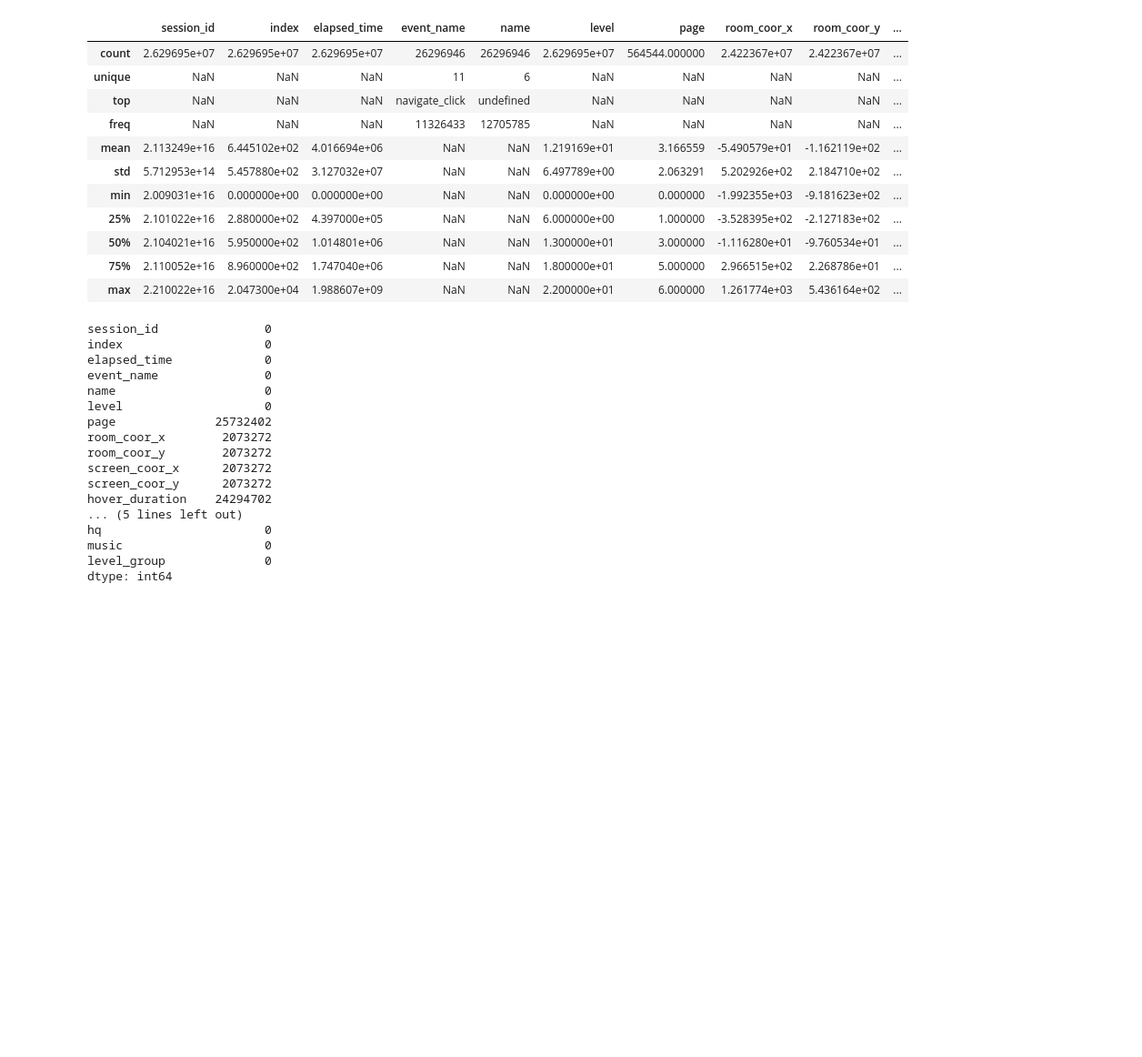
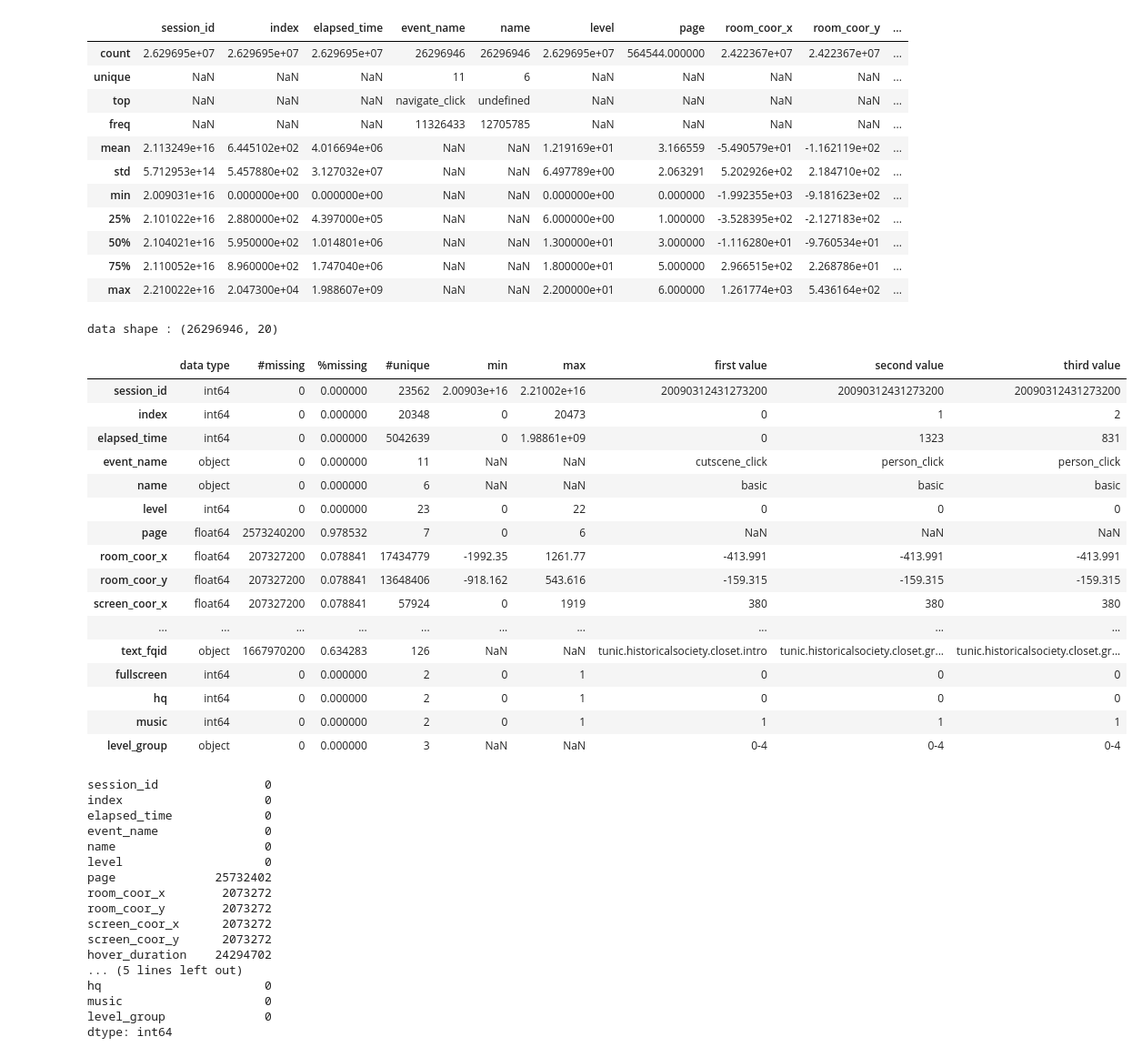
Before and after one commit to myeongseop2/Kaggle__Predict_Student_Performance_from_Game_Play, a Jupyter notebook: Data_preprosessing.ipynb, the cells around one changed output. Shown: that part at 91% size. Drawn from its saved outputs; the diff is of its cells as text; code cells hidden in the pictures; blank space fills up the shorter version.

```diff
--- a/Data_preprosessing.ipynb
+++ b/Data_preprosessing.ipynb
@@ -58,6 +58,43 @@ train_df.describe(include='all')
 | 50% | 2.104021e+16 | 5.950000e+02 | 1.014801e+06 | NaN | NaN | 1.300000e+01 | 3.000000 | -1.116280e+01 | -9.760534e+01 | ... |
 | 75% | 2.110052e+16 | 8.960000e+02 | 1.747040e+06 | NaN | NaN | 1.800000e+01 | 5.000000 | 2.966515e+02 | 2.268786e+01 | ... |
 | max | 2.210022e+16 | 2.047300e+04 | 1.988607e+09 | NaN | NaN | 2.200000e+01 | 6.000000 | 1.261774e+03 | 5.436164e+02 | ... |
+# %%
+def summary(df):
+    print(f'data shape : {df.shape}')
+    summ = pd.DataFrame(df.dtypes, columns=['data type'])
+    summ['#missing'] = df.isnull().sum().values * 100
+    summ['%missing'] = df.isnull().sum().values / len(df)
+    summ['#unique'] = df.nunique().values
+    desc = pd.DataFrame(df.describe(include='all').transpose())
+    summ['min'] = desc['min'].values
+    summ['max'] = desc['max'].values
+    summ['first value'] = df.loc[0].values
+    summ['second value'] = df.loc[1].values
+    summ['third value'] = df.loc[2].values
+
+    return summ
+# %%
+summary_table = summary(train_df)
+summary_table
+# %% [output]
+data shape : (26296946, 20)
+|  | data type | #missing | %missing | #unique | min | max | first value | second value | third value |
+| session_id | int64 | 0 | 0.000000 | 23562 | 2.00903e+16 | 2.21002e+16 | 20090312431273200 | 20090312431273200 | 20090312431273200 |
+| index | int64 | 0 | 0.000000 | 20348 | 0 | 20473 | 0 | 1 | 2 |
+| elapsed_time | int64 | 0 | 0.000000 | 5042639 | 0 | 1.98861e+09 | 0 | 1323 | 831 |
+| event_name | object | 0 | 0.000000 | 11 | NaN | NaN | cutscene_click | person_click | person_click |
+| name | object | 0 | 0.000000 | 6 | NaN | NaN | basic | basic | basic |
+| level | int64 | 0 | 0.000000 | 23 | 0 | 22 | 0 | 0 | 0 |
+| page | float64 | 2573240200 | 0.978532 | 7 | 0 | 6 | NaN | NaN | NaN |
+| room_coor_x | float64 | 207327200 | 0.078841 | 17434779 | -1992.35 | 1261.77 | -413.991 | -413.991 | -413.991 |
+| room_coor_y | float64 | 207327200 | 0.078841 | 13648406 | -918.162 | 543.616 | -159.315 | -159.315 | -159.315 |
+| screen_coor_x | float64 | 207327200 | 0.078841 | 57924 | 0 | 1919 | 380 | 380 | 380 |
+| ... | ... | ... | ... | ... | ... | ... | ... | ... | ... |
+| text_fqid | object | 1667970200 | 0.634283 | 126 | NaN | NaN | tunic.historicalsociety.closet.intro | tunic.historicalsociety.closet.gr... | tunic.historicalsociety.closet.gr... |
+| fullscreen | int64 | 0 | 0.000000 | 2 | 0 | 1 | 0 | 0 | 0 |
+| hq | int64 | 0 | 0.000000 | 2 | 0 | 1 | 0 | 0 | 0 |
+| music | int64 | 0 | 0.000000 | 2 | 0 | 1 | 1 | 1 | 1 |
+| level_group | object | 0 | 0.000000 | 3 | NaN | NaN | 0-4 | 0-4 | 0-4 |
 # %%
 print(train_df.isnull().sum())
 # %% [output]
```
Also changed, not shown: 1 other file.
